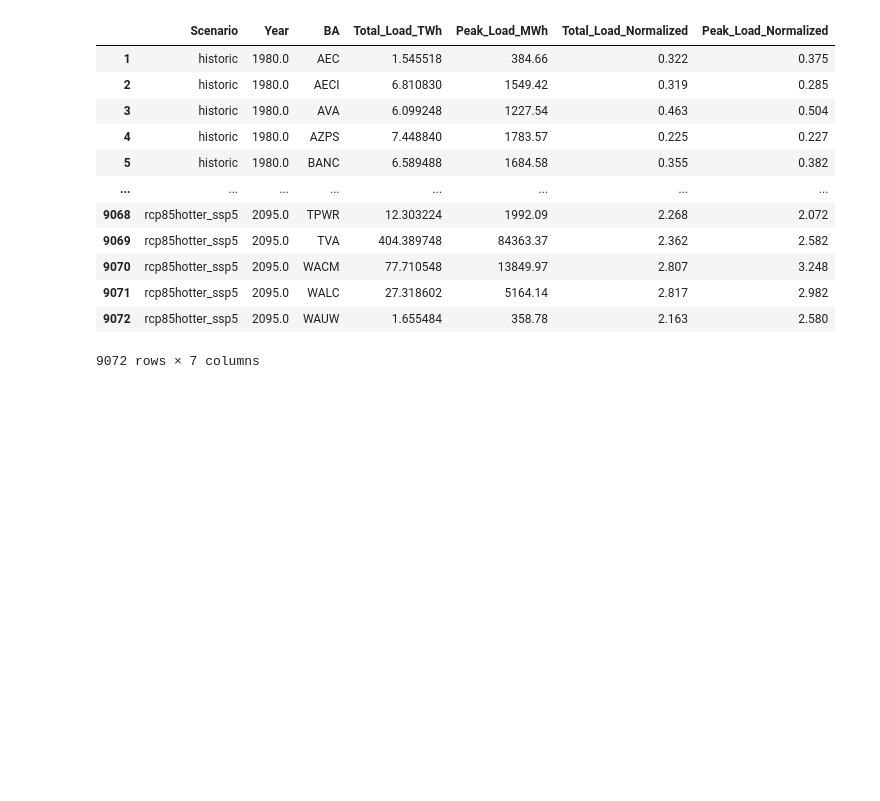
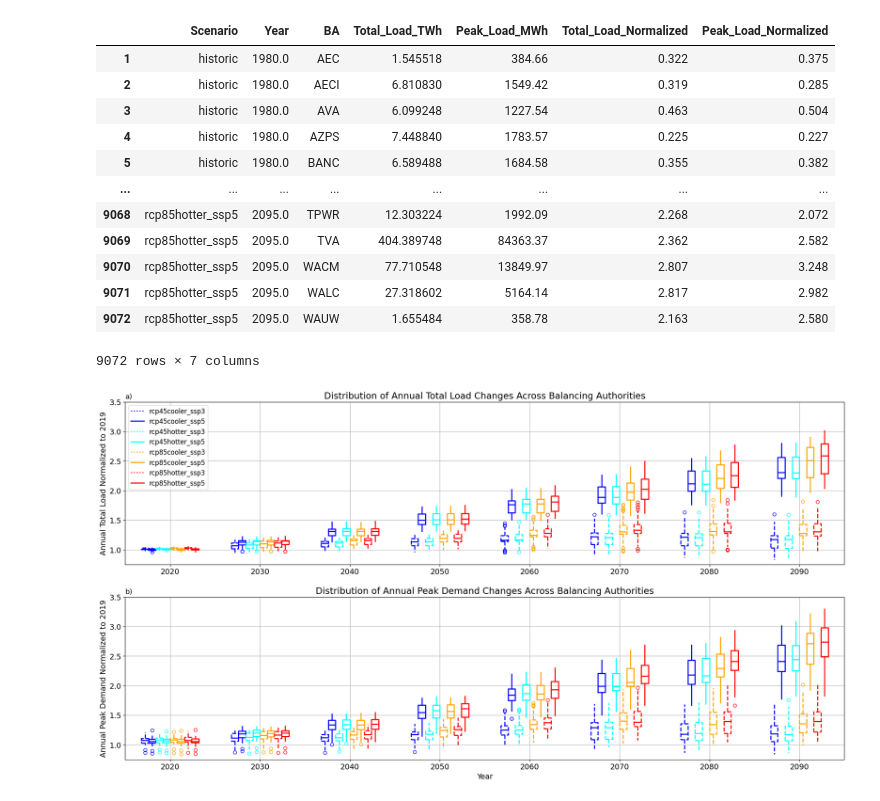
Before and after one commit to IMMM-SFA/burleyson-etal_2024_applied_energy, a Jupyter notebook: notebooks/ba_time_series_analysis.ipynb, the cells around one changed output. Cells and saved outputs as stored; diff of their text form; code cells hidden in the pictures; blank space fills up the shorter version.

Commit message:
Added summary figure

```diff
--- a/notebooks/ba_time_series_analysis.ipynb
+++ b/notebooks/ba_time_series_analysis.ipynb
@@ -231,11 +231,11 @@ for i in range(len(bas)):
                              image_resolution = 50,
                              save_images = True)
 # %%
-# Define a function to plot the distribution of load changes across states:
-def plot_state_load_box_plots(data_input_dir: str, image_output_dir: str, image_resolution: int, save_images=False):
+# Define a function to plot the distribution of load changes across BAs:
+def plot_ba_load_box_plots(data_input_dir: str, image_output_dir: str, image_resolution: int, save_images=False):
 
     # Read in the output file:
-    output_df = pd.read_csv((os.path.join(data_output_dir, 'State_Load_Time_Series.csv')))
+    output_df = pd.read_csv((os.path.join(data_output_dir, 'BA_Load_Time_Series.csv')))
     output_df = output_df.loc[output_df['Scenario'] != 'historic']
 
     # Set the style parameters for the box plots:
@@ -252,7 +252,7 @@ def plot_state_load_box_plots(data_input_dir: str, image_output_dir: str, image_
     plt.figure(figsize=(24, 12))
     plt.rcParams['font.size'] = 14
 
-    # Plot the distribution of the change in annual total load across states:
+    # Plot the distribution of the change in annual total load across BAs:
     plt.subplot(211)
     plt.plot([0,0], color='blue',   linestyle=':', label='rcp45cooler_ssp3', linewidth=2)
     plt.plot([0,0], color='blue',   linestyle='-', label='rcp45cooler_ssp5', linewidth=2)
@@ -287,11 +287,11 @@ def plot_state_load_box_plots(data_input_dir: str, image_output_dir: str, image_
     plt.grid(True)
     plt.ylabel('Annual Total Load Normalized to 2019')
     plt.grid(True)
-    plt.title('Distribution of Annual Total Load Changes Across States')
+    plt.title('Distribution of Annual Total Load Changes Across Balancing Authorities')
     plt.title('a)', loc='left', fontsize=13)
 
 
-    # Plot the distribution of the change in annual total load across states:
+    # Plot the distribution of the change in annual total load across BAs:
     plt.subplot(212)
     for year in range(2020,2100,10):
         plt.boxplot(output_df['Peak_Load_Normalized'].loc[(output_df['Scenario']=='rcp45cooler_ssp3') & (output_df['Year']==year)], vert=True, positions=[year-2.8], widths=0.8,
@@ -316,15 +316,17 @@ def plot_state_load_box_plots(data_input_dir: str, image_output_dir: str, image_
     plt.xlabel('Year')
     plt.ylabel('Annual Peak Demand Normalized to 2019')
     plt.grid(True)
-    plt.title('Distribution of Annual Peak Demand Changes Across States')
+    plt.title('Distribution of Annual Peak Demand Changes Across Balancing Authorities')
     plt.title('b)', loc='left', fontsize=13)
 
     # If the "save_images" flag is set to true then save the plot to a .png file:
     if save_images == True:
-       filename = ('State_Load_Change_Distributions.png')
+       filename = ('BA_Load_Change_Distributions.png')
        plt.savefig(os.path.join(image_output_dir, filename), dpi=image_resolution, bbox_inches='tight', facecolor='white')
 # %%
-plot_state_load_box_plots(data_input_dir = data_output_dir,
-                          image_output_dir = image_output_dir,
-                          image_resolution = 300,
-                          save_images = True)
+plot_ba_load_box_plots(data_input_dir = data_output_dir,
+                       image_output_dir = image_output_dir,
+                       image_resolution = 300,
+                       save_images = True)
+# %% [output]
+[figure, added]
```
Also changed, not shown: 1 other file.
